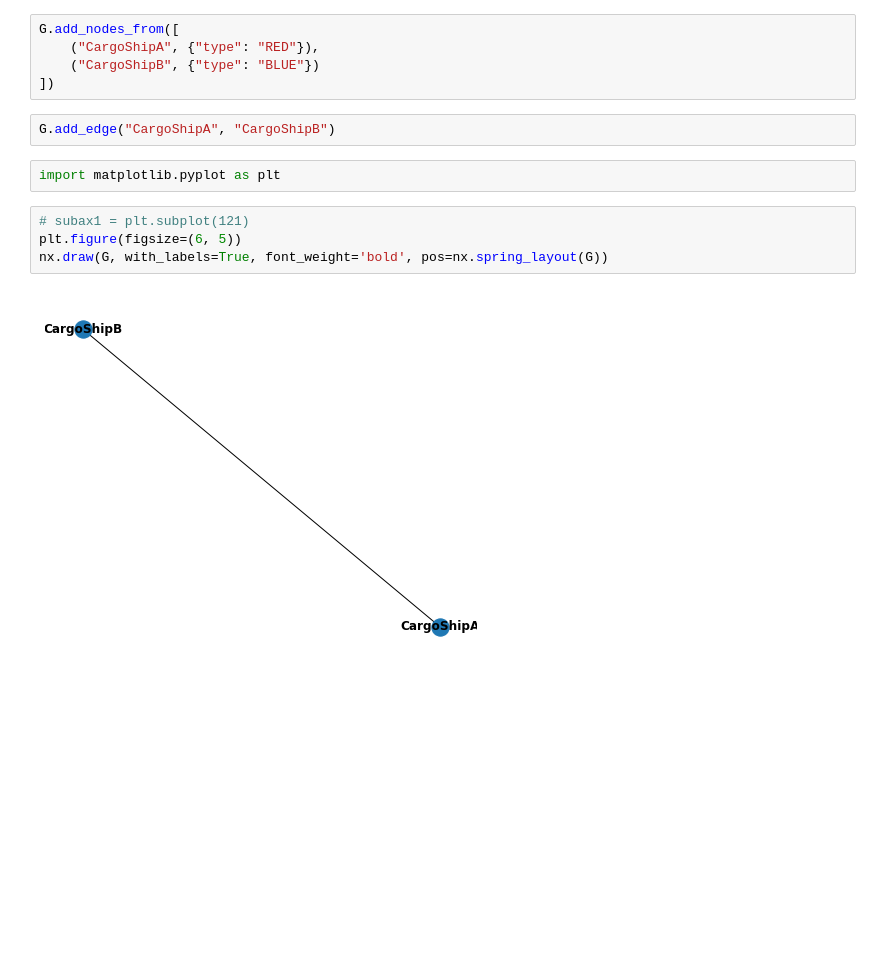
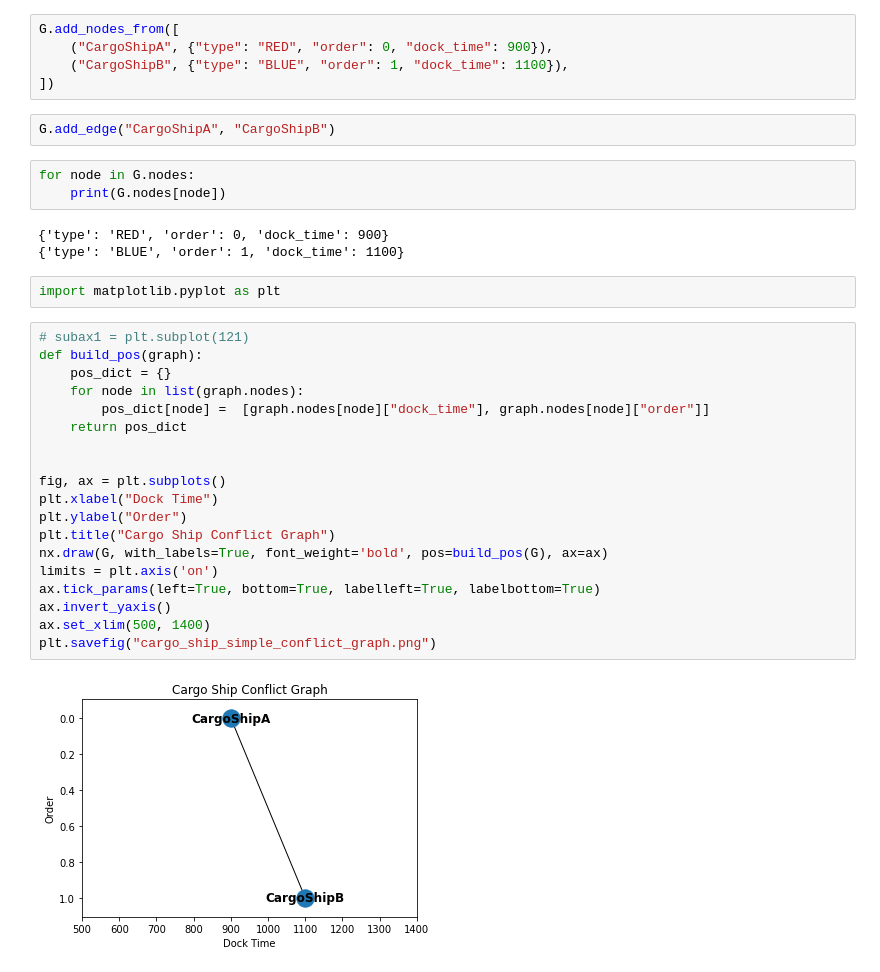
Before and after one commit to richardautry/queries-to-matrices, a Jupyter notebook: notebooks/network_x_graphs.ipynb, the cells around one changed output. Saved outputs shown, nothing was run; the diff lists cells and outputs as text; blank space fills up the shorter version.

```diff
--- a/notebooks/network_x_graphs.ipynb
+++ b/notebooks/network_x_graphs.ipynb
@@ -3,16 +3,37 @@ import networkx as nx
 G = nx.Graph()
 # %%
 G.add_nodes_from([
-    ("CargoShipA", {"type": "RED"}),
-    ("CargoShipB", {"type": "BLUE"})
+    ("CargoShipA", {"type": "RED", "order": 0, "dock_time": 900}),
+    ("CargoShipB", {"type": "BLUE", "order": 1, "dock_time": 1100}),
 ])
 # %%
 G.add_edge("CargoShipA", "CargoShipB")
+# %%
+for node in G.nodes:
+    print(G.nodes[node])
+# %% [output]
+{'type': 'RED', 'order': 0, 'dock_time': 900}
+{'type': 'BLUE', 'order': 1, 'dock_time': 1100}
 # %%
 import matplotlib.pyplot as plt
 # %%
 # subax1 = plt.subplot(121)
-plt.figure(figsize=(6, 5))
-nx.draw(G, with_labels=True, font_weight='bold', pos=nx.spring_layout(G))
+def build_pos(graph):
+    pos_dict = {}
+    for node in list(graph.nodes):
+        pos_dict[node] =  [graph.nodes[node]["dock_time"], graph.nodes[node]["order"]]
+    return pos_dict
+
+
+fig, ax = plt.subplots()
+plt.xlabel("Dock Time")
+plt.ylabel("Order")
+plt.title("Cargo Ship Conflict Graph")
+nx.draw(G, with_labels=True, font_weight='bold', pos=build_pos(G), ax=ax)
+limits = plt.axis('on')
+ax.tick_params(left=True, bottom=True, labelleft=True, labelbottom=True)
+ax.invert_yaxis()
+ax.set_xlim(500, 1400)
+plt.savefig("cargo_ship_simple_conflict_graph.png")
 # %% [output]
-[figure, old version]
+[figure, new version]
```
Also changed, not shown: parts of 2 cells of this notebook, 4 other files.
